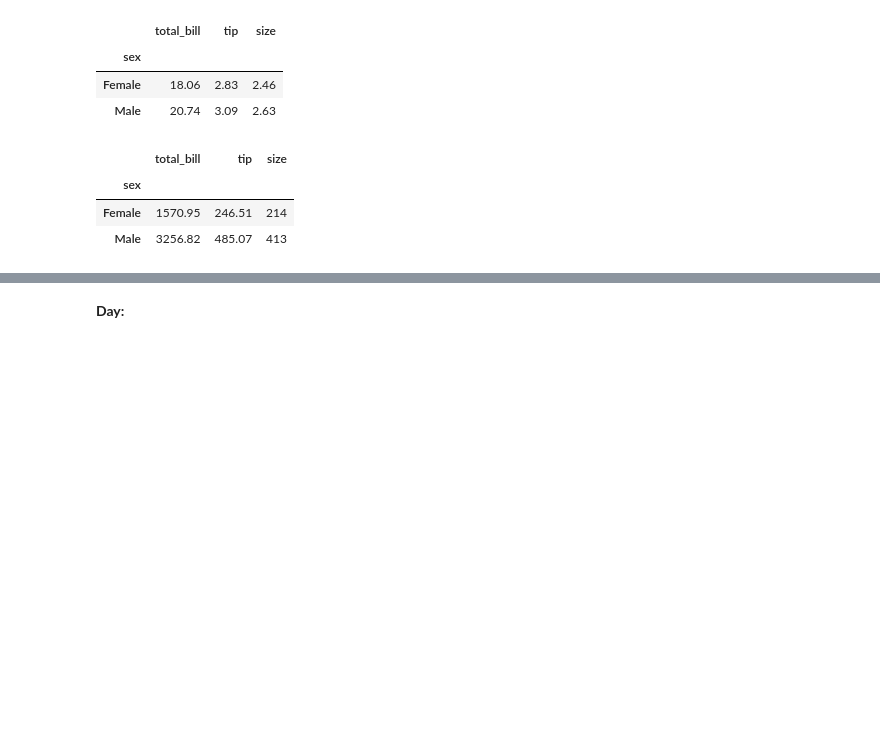
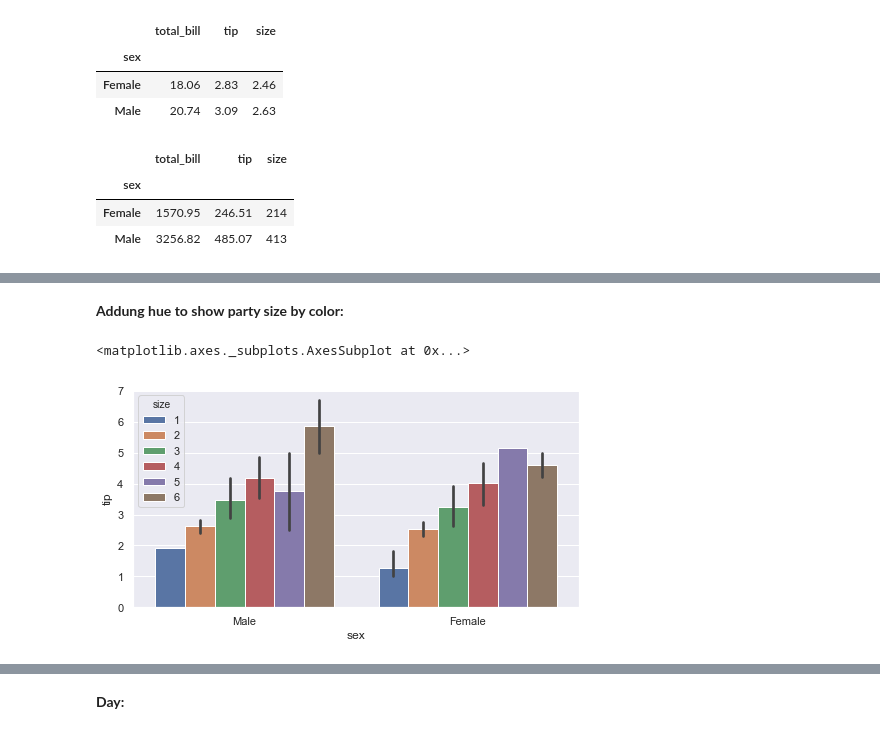
Before and after one commit to johndunne2019/Fundamentals-of-Data-Analysis-Project-2019, a Jupyter notebook: Tips-Dataset.ipynb, the cells around one changed output, grey strips where cells are left out. Drawn from its saved outputs; the diff is of its cells as text; code cells hidden in the pictures; blank space fills up the shorter version.

```diff
--- a/Tips-Dataset.ipynb
+++ b/Tips-Dataset.ipynb
@@ -1179,0 +1214,8 @@ df.groupby('sex').sum().round(2)
+# %% [markdown]
+**Addung hue to show party size by color:**
+# %%
+sns.barplot(x="sex", y="tip", hue= "size", data=tips)
+# hue parameter added to show party size broken out by color
+# %% [output]
+<matplotlib.axes._subplots.AxesSubplot at 0x...>
+[figure, added]
```
Also changed, not shown: parts of 25 cells of this notebook.
